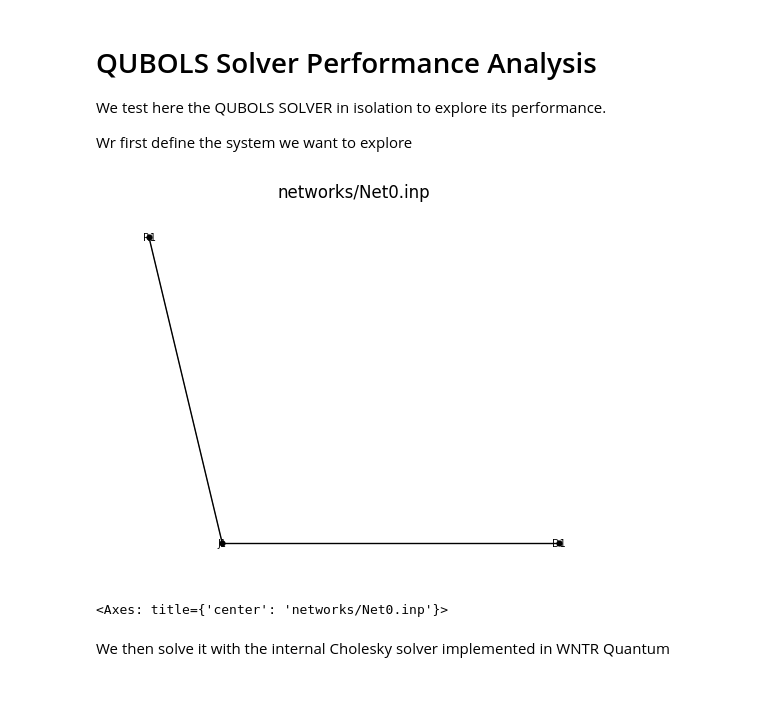
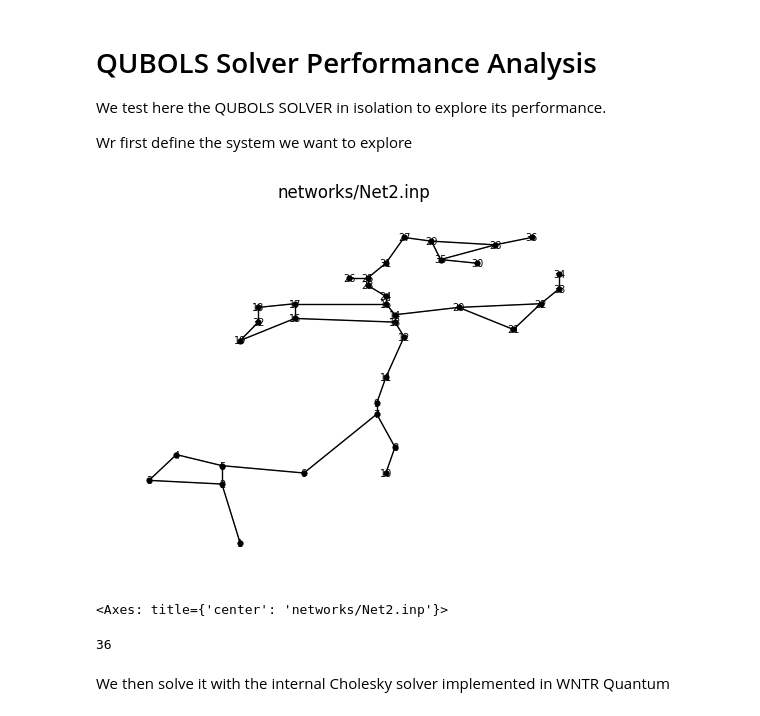
Before and after one commit to QuantumApplicationLab/wntr-quantum, a Jupyter notebook: docs/notebooks/qubols_solver.ipynb, the cells around one changed output. Saved outputs shown, nothing was run; the diff lists cells and outputs as text; code cells hidden in the pictures.

Commit message:
experiment with new network

```diff
--- a/docs/notebooks/qubols_solver.ipynb
+++ b/docs/notebooks/qubols_solver.ipynb
@@ -7,17 +7,21 @@ Wr first define the system we want to explore
 # %%
 import wntr
 import wntr_quantum
 
 # Create a water network model
-inp_file = 'networks/Net0.inp'
+inp_file = 'networks/Net2.inp'
 # inp_file = 'networks/Net2Loops.inp'
 wn = wntr.network.WaterNetworkModel(inp_file)
 
 # Graph the network
 wntr.graphics.plot_network(wn, title=wn.name, node_labels=True)
 # %% [output]
-[figure, old version]
+[figure, new version]
-<Axes: title={'center': 'networks/Net0.inp'}>
+<Axes: title={'center': 'networks/Net2.inp'}>
+# %%
+wn.num_nodes
+# %% [output]
+36
 # %% [markdown]
 We then solve it with the internal Cholesky solver implemented in WNTR Quantum
 # %%
```
Also changed, not shown: parts of 3 cells of this notebook, 5 other files.
